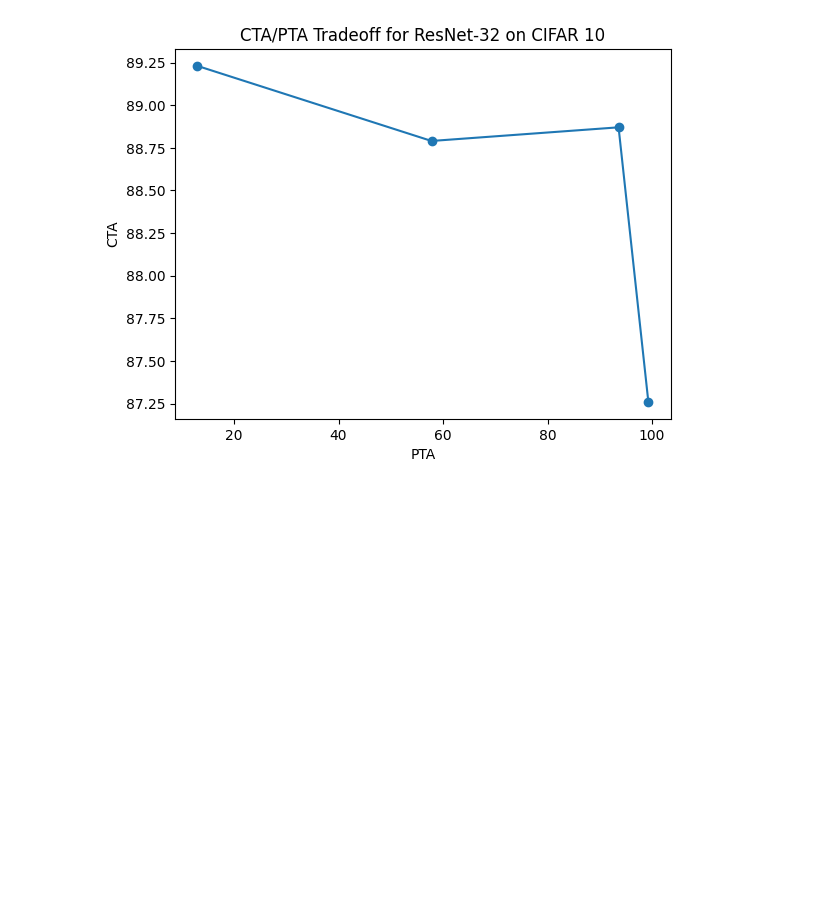
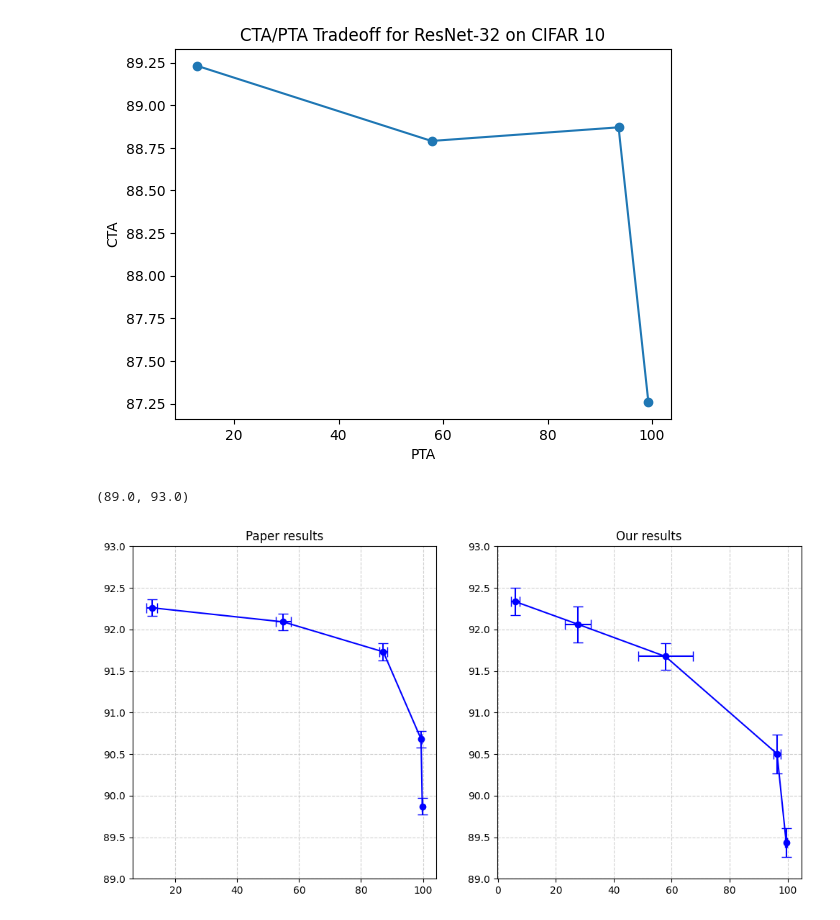
Before and after one commit to nadinehc/FLIP, a Jupyter notebook: exploration/test_algo.ipynb, the cells around one changed output. Cells and saved outputs as stored; diff of their text form; code cells hidden in the pictures; blank space fills up the shorter version.

Commit message:
log results from initial exploration

```diff
--- a/exploration/test_algo.ipynb
+++ b/exploration/test_algo.ipynb
@@ -139,3 +149,41 @@ plt.title('CTA/PTA Tradeoff for ResNet-32 on CIFAR 10')
 # %% [output]
 Text(0.5, 1.0, 'CTA/PTA Tradeoff for ResNet-32 on CIFAR 10')
 [figure]
+# %%
+# reported results in the paper
+original_cta = [92.26, 92.09, 91.73, 90.68, 89.87]
+original_cta_std = [0.1, 0.1, 0.1, 0.1, 0.1]
+
+original_pta = [12.4, 54.9, 87.2, 99.4, 99.8]
+original_pta_std = [1.8, 2.4, 1.3, 0.2, 0.1]
+
+data = np.genfromtxt('../experiments/flip_c10_test2/summary.csv', delimiter=',', names=True)
+
+# 2. Extract the relevant columns
+cta_mean = data['cta_mean']
+cta_std  = data['cta_std']
+pta_mean = data['pta_mean']
+pta_std  = data['pta_std']
+budget   = data['budget']
+# %%
+fig, ax = plt.subplots(1, 2, figsize=(12, 6))
+
+ax[0].set_title('Paper results')
+ax[0].errorbar(original_pta, original_cta,
+             xerr=original_pta_std, yerr=original_cta_std,
+             fmt='o', linestyle='-', capsize=5, color='blue',
+             label='Data Points (with STD)')
+ax[0].grid(True, linestyle='--', alpha=0.6)
+ax[0].set_ylim(89, 93)
+
+
+ax[1].set_title('Our results')
+ax[1].errorbar(pta_mean, cta_mean,
+             xerr=pta_std, yerr=cta_std,
+             fmt='o', linestyle='-', capsize=5, color='blue',
+             label='Data Points (with STD)')
+ax[1].grid(True, linestyle='--', alpha=0.6)
+ax[1].set_ylim(89, 93)
+# %% [output]
+(89.0, 93.0)
+[figure, added]
```
Also changed, not shown: parts of 2 cells of this notebook, 8 other files.
